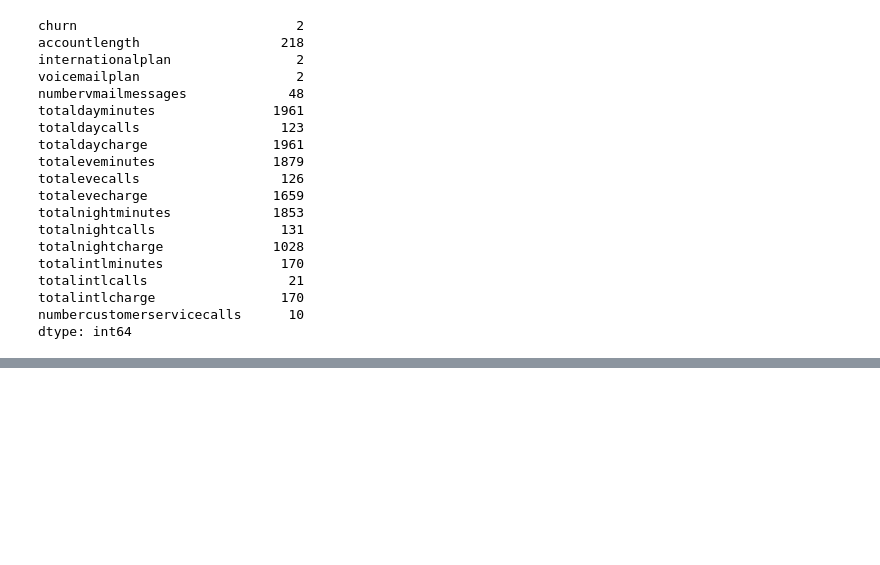
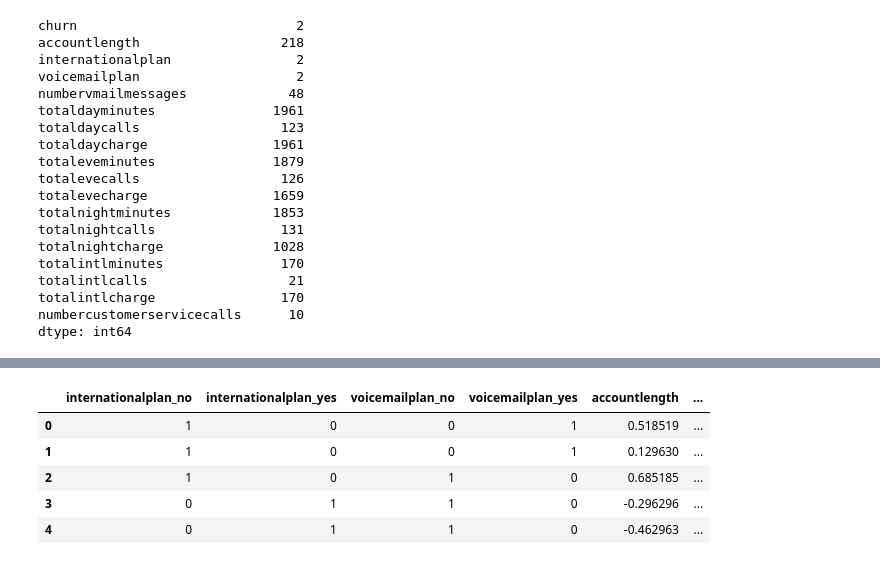
Before and after one commit to Requenamar3/datawrangling, a Jupyter notebook: Feature_Importance_DW.ipynb, the cells around one changed output, grey strips where cells are left out. Cells and saved outputs as stored; diff of their text form; code cells hidden in the pictures; blank space fills up the shorter version.

```diff
--- a/Feature_Importance_DW.ipynb
+++ b/Feature_Importance_DW.ipynb
@@ -126,0 +172,11 @@ numDF.head()
+# %%
+# Drop the target variable 'churn' from the categorical DataFrame (catDF)
+# This is a common preprocessing step when you are preparing your features for a machine learning model
+# and you need to remove the target variable (or any other variables not used as features)
+
+# The 'drop' method is used to remove the column named 'churn'
+# axis=1 specifies that we are dropping a column, not a row
+# inplace=True means that the change is made in place and the DataFrame is updated directly,
+# so there's no need to assign the result to a new variable
+
+catDF.drop(['churn'], axis=1, inplace=True)
@@ -126,0 +218,9 @@ numDF.head()
+# %%
+X.head()
+# %% [output]
+|  | internationalplan_no | internationalplan_yes | voicemailplan_no | voicemailplan_yes | accountlength | ... |
+| 0 | 1 | 0 | 0 | 1 | 0.518519 | ... |
+| 1 | 1 | 0 | 0 | 1 | 0.129630 | ... |
+| 2 | 1 | 0 | 1 | 0 | 0.685185 | ... |
+| 3 | 0 | 1 | 1 | 0 | -0.296296 | ... |
+| 4 | 0 | 1 | 1 | 0 | -0.462963 | ... |
```
Also changed, not shown: parts of 17 cells of this notebook.
